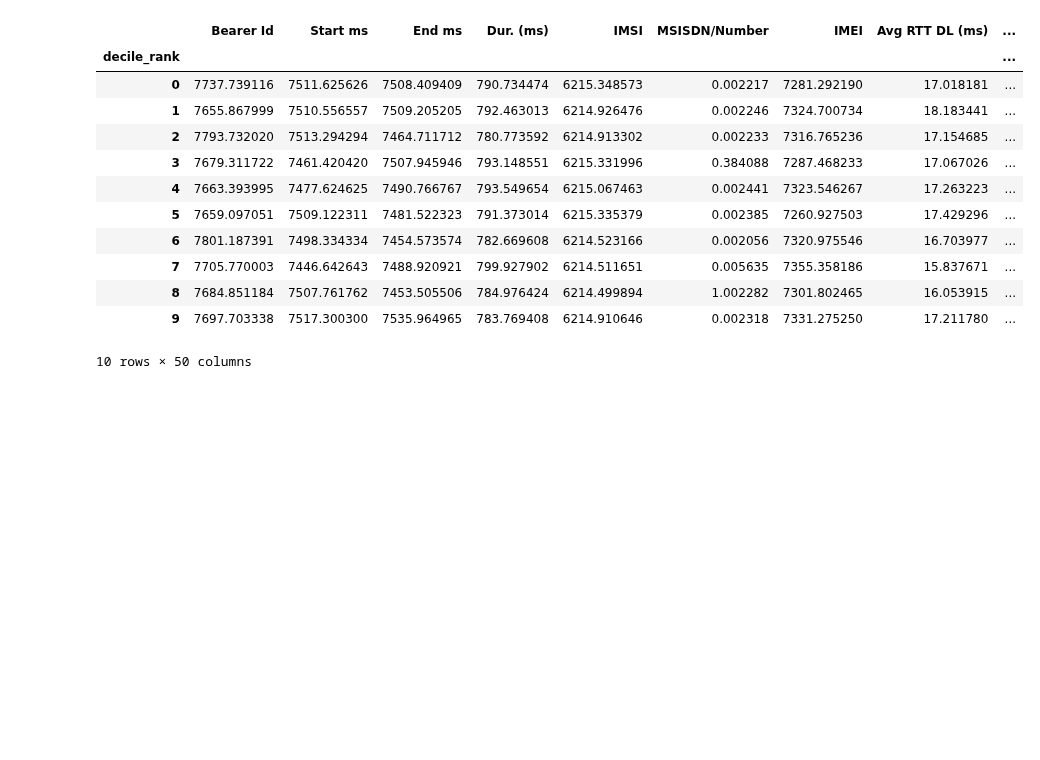
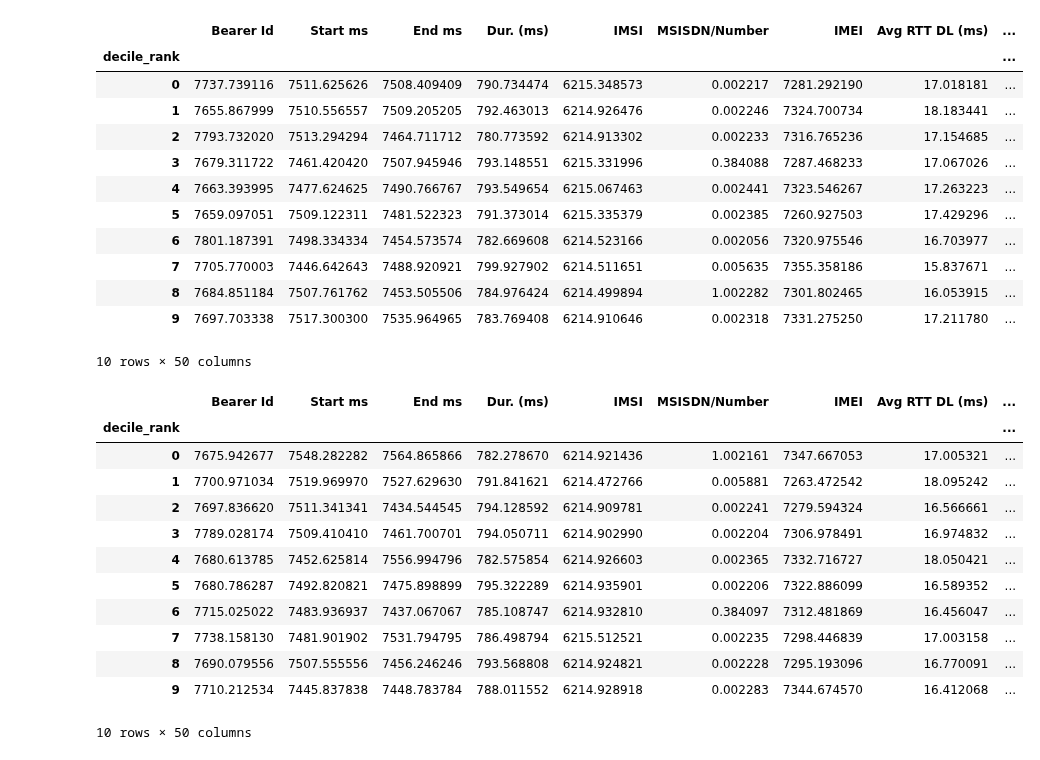
Before and after one commit to tutorialcreation/TelComChallenge, a Jupyter notebook: notebooks/Analysis.ipynb, the cells around one changed output. Saved outputs shown, nothing was run; the diff lists cells and outputs as text; code cells hidden in the pictures; blank space fills up the shorter version.

```diff
--- a/notebooks/Analysis.ipynb
+++ b/notebooks/Analysis.ipynb
@@ -635,3 +635,19 @@ categorize_based_on_deciles(numeric_df,numerical_features,39)
 | 8 | 7684.851184 | 7507.761762 | 7453.505506 | 784.976424 | 6214.499894 | 1.002282 | 7301.802465 | 16.053915 | ... |
 | 9 | 7697.703338 | 7517.300300 | 7535.964965 | 783.769408 | 6214.910646 | 0.002318 | 7331.275250 | 17.211780 | ... |
 10 rows × 50 columns
+# %%
+categorize_based_on_deciles(numeric_df,numerical_features,49)
+# %% [output]
+|  | Bearer Id | Start ms | End ms | Dur. (ms) | IMSI | MSISDN/Number | IMEI | Avg RTT DL (ms) | ... |
+| decile_rank |  |  |  |  |  |  |  |  | ... |
+| 0 | 7675.942677 | 7548.282282 | 7564.865866 | 782.278670 | 6214.921436 | 1.002161 | 7347.667053 | 17.005321 | ... |
+| 1 | 7700.971034 | 7519.969970 | 7527.629630 | 791.841621 | 6214.472766 | 0.005881 | 7263.472542 | 18.095242 | ... |
+| 2 | 7697.836620 | 7511.341341 | 7434.544545 | 794.128592 | 6214.909781 | 0.002241 | 7279.594324 | 16.566661 | ... |
+| 3 | 7789.028174 | 7509.410410 | 7461.700701 | 794.050711 | 6214.902990 | 0.002204 | 7306.978491 | 16.974832 | ... |
+| 4 | 7680.613785 | 7452.625814 | 7556.994796 | 782.575854 | 6214.926603 | 0.002365 | 7332.716727 | 18.050421 | ... |
+| 5 | 7680.786287 | 7492.820821 | 7475.898899 | 795.322289 | 6214.935901 | 0.002206 | 7322.886099 | 16.589352 | ... |
+| 6 | 7715.025022 | 7483.936937 | 7437.067067 | 785.108747 | 6214.932810 | 0.384097 | 7312.481869 | 16.456047 | ... |
+| 7 | 7738.158130 | 7481.901902 | 7531.794795 | 786.498794 | 6215.512521 | 0.002235 | 7298.446839 | 17.003158 | ... |
+| 8 | 7690.079556 | 7507.555556 | 7456.246246 | 793.568808 | 6214.924821 | 0.002228 | 7295.193096 | 16.770091 | ... |
+| 9 | 7710.212534 | 7445.837838 | 7448.783784 | 788.011552 | 6214.928918 | 0.002283 | 7344.674570 | 16.412068 | ... |
+10 rows × 50 columns
```
Also changed, not shown: parts of 1 cell of this notebook, 2 other files.
